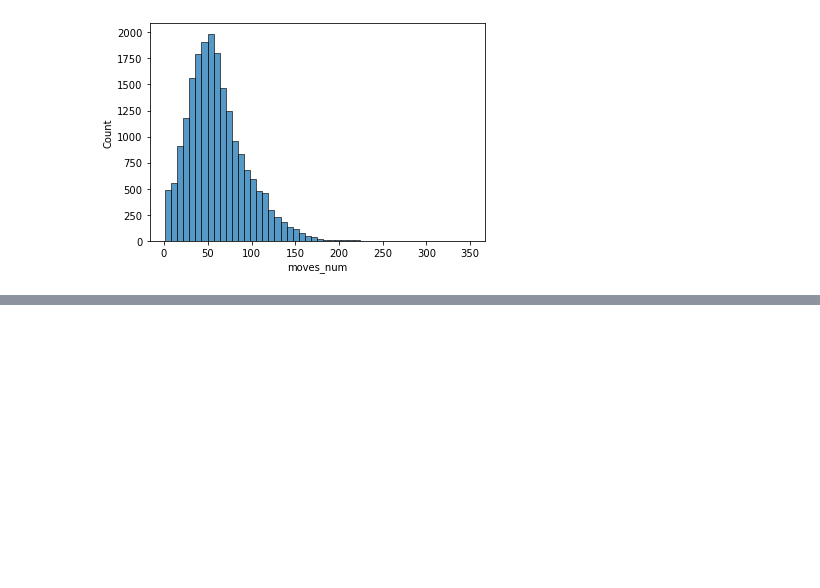
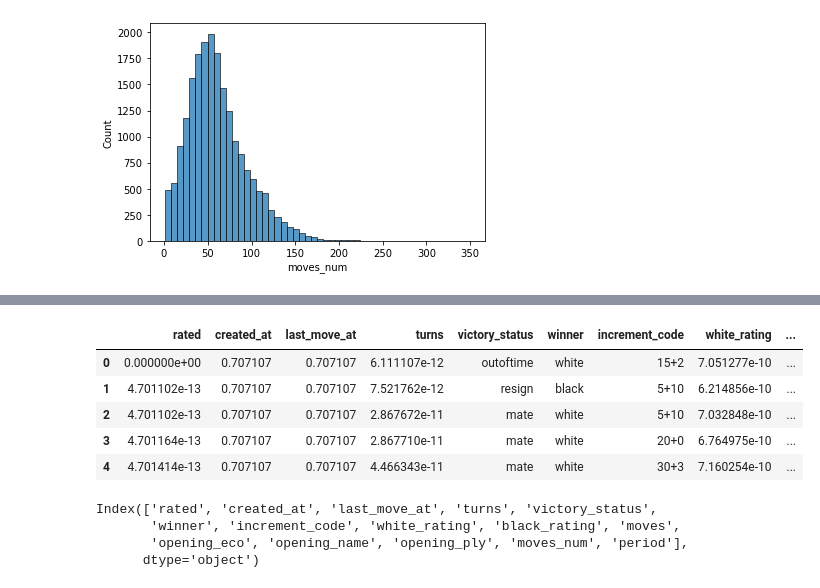
Before and after one commit to Sameer-13/Chess_Winner_Predictor, a Jupyter notebook: main.ipynb, the cells around one changed output, grey strips where cells are left out. Saved outputs shown, nothing was run; the diff lists cells and outputs as text; code cells hidden in the pictures; blank space fills up the shorter version.

```diff
--- a/main.ipynb
+++ b/main.ipynb
@@ -184,0 +247,22 @@ plt.show()
+# %%
+# Normalizing numerical columns in the dataset
+from sklearn.preprocessing import normalize
+
+num_columns = df.select_dtypes(exclude=['object']).columns
+
+df[num_columns] = normalize(df[num_columns])
+df.head()
+# %% [output]
+|  | rated | created_at | last_move_at | turns | victory_status | winner | increment_code | white_rating | ... |
+| 0 | 0.000000e+00 | 0.707107 | 0.707107 | 6.111107e-12 | outoftime | white | 15+2 | 7.051277e-10 | ... |
+| 1 | 4.701102e-13 | 0.707107 | 0.707107 | 7.521762e-12 | resign | black | 5+10 | 6.214856e-10 | ... |
+| 2 | 4.701102e-13 | 0.707107 | 0.707107 | 2.867672e-11 | mate | white | 5+10 | 7.032848e-10 | ... |
+| 3 | 4.701164e-13 | 0.707107 | 0.707107 | 2.867710e-11 | mate | white | 20+0 | 6.764975e-10 | ... |
+| 4 | 4.701414e-13 | 0.707107 | 0.707107 | 4.466343e-11 | mate | white | 30+3 | 7.160254e-10 | ... |
+# %%
+df.columns
+# %% [output]
+Index(['rated', 'created_at', 'last_move_at', 'turns', 'victory_status',
+       'winner', 'increment_code', 'white_rating', 'black_rating', 'moves',
+       'opening_eco', 'opening_name', 'opening_ply', 'moves_num', 'period'],
+      dtype='object')
```
Also changed, not shown: parts of 8 cells of this notebook.
